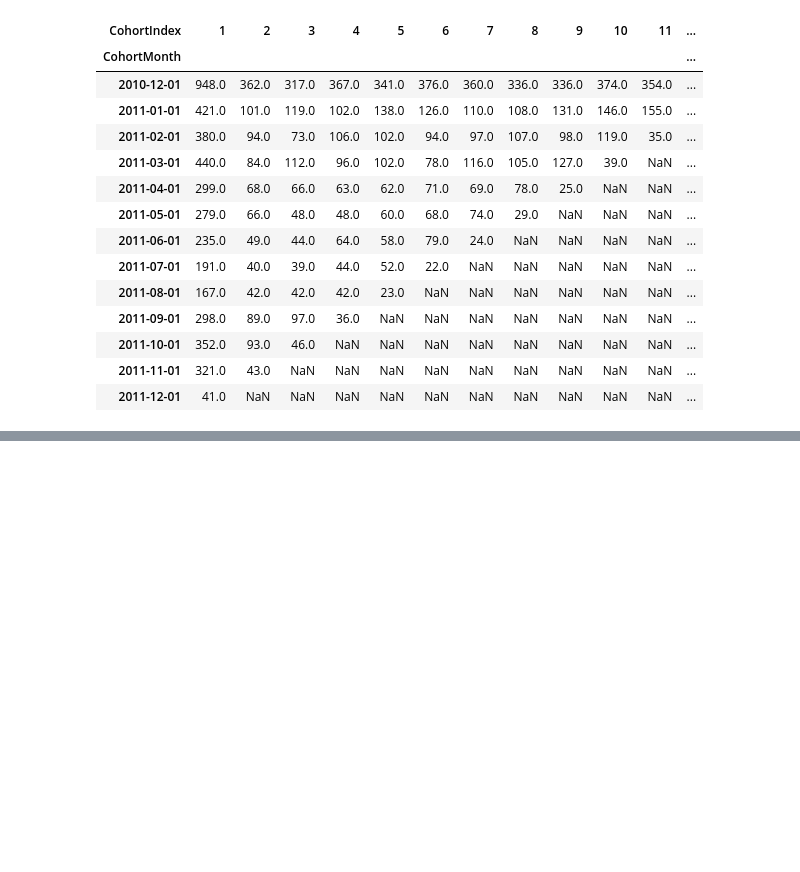
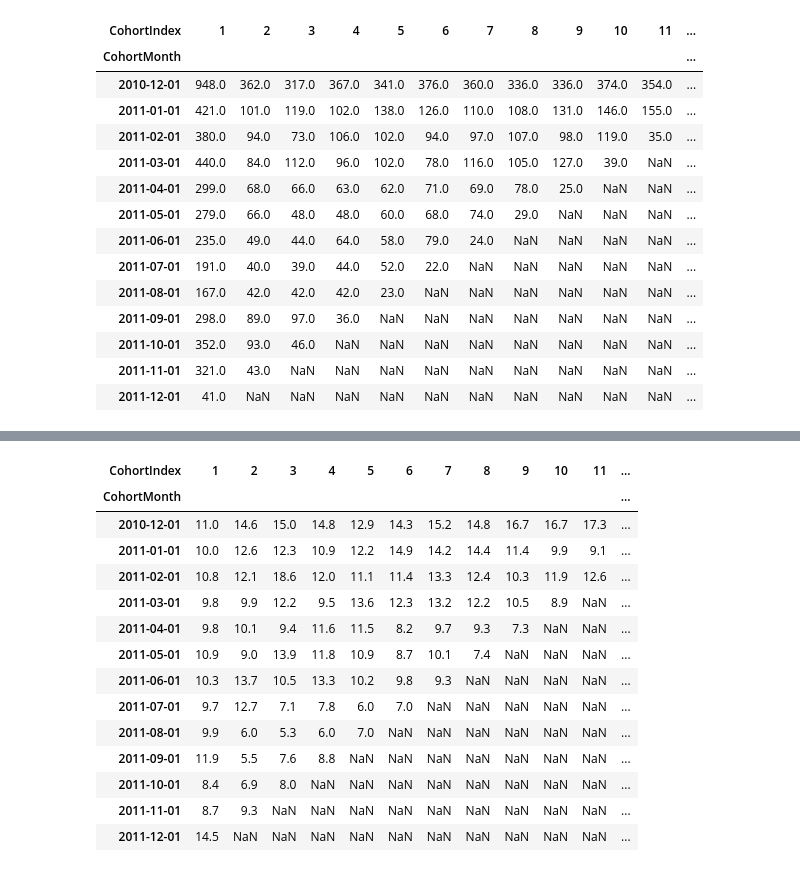
Before and after one commit to Jessica-Haire/Python-Cohort-Analysis, a Jupyter notebook: Cohort_Analysis.ipynb, the cells around one changed output, grey strips where cells are left out. Saved outputs shown, nothing was run; the diff lists cells and outputs as text; code cells hidden in the pictures; blank space fills up the shorter version.

```diff
--- a/Cohort_Analysis.ipynb
+++ b/Cohort_Analysis.ipynb
@@ -104 +136,24 @@ cohort_table
+# %%
+#OTHER METRICS (AVERAGE QUANTITY FOR EACH COHORT) -- FROM DATACAMP COURSE 5 MRKETING TRACK
+grouping = data.groupby(['CohortMonth', 'CohortIndex'])
+cohort_data_avg = grouping['Quantity'].mean()
+cohort_data_avg = cohort_data_avg.reset_index()
+average_quantity = cohort_data_avg.pivot(index= 'CohortMonth', columns='CohortIndex', values='Quantity')
+average_quantity.round(1)
+# %% [output]
+| CohortIndex | 1 | 2 | 3 | 4 | 5 | 6 | 7 | 8 | 9 | 10 | 11 | ... |
+| CohortMonth |  |  |  |  |  |  |  |  |  |  |  | ... |
+| 2010-12-01 | 11.0 | 14.6 | 15.0 | 14.8 | 12.9 | 14.3 | 15.2 | 14.8 | 16.7 | 16.7 | 17.3 | ... |
+| 2011-01-01 | 10.0 | 12.6 | 12.3 | 10.9 | 12.2 | 14.9 | 14.2 | 14.4 | 11.4 | 9.9 | 9.1 | ... |
+| 2011-02-01 | 10.8 | 12.1 | 18.6 | 12.0 | 11.1 | 11.4 | 13.3 | 12.4 | 10.3 | 11.9 | 12.6 | ... |
+| 2011-03-01 | 9.8 | 9.9 | 12.2 | 9.5 | 13.6 | 12.3 | 13.2 | 12.2 | 10.5 | 8.9 | NaN | ... |
+| 2011-04-01 | 9.8 | 10.1 | 9.4 | 11.6 | 11.5 | 8.2 | 9.7 | 9.3 | 7.3 | NaN | NaN | ... |
+| 2011-05-01 | 10.9 | 9.0 | 13.9 | 11.8 | 10.9 | 8.7 | 10.1 | 7.4 | NaN | NaN | NaN | ... |
+| 2011-06-01 | 10.3 | 13.7 | 10.5 | 13.3 | 10.2 | 9.8 | 9.3 | NaN | NaN | NaN | NaN | ... |
+| 2011-07-01 | 9.7 | 12.7 | 7.1 | 7.8 | 6.0 | 7.0 | NaN | NaN | NaN | NaN | NaN | ... |
+| 2011-08-01 | 9.9 | 6.0 | 5.3 | 6.0 | 7.0 | NaN | NaN | NaN | NaN | NaN | NaN | ... |
+| 2011-09-01 | 11.9 | 5.5 | 7.6 | 8.8 | NaN | NaN | NaN | NaN | NaN | NaN | NaN | ... |
+| 2011-10-01 | 8.4 | 6.9 | 8.0 | NaN | NaN | NaN | NaN | NaN | NaN | NaN | NaN | ... |
+| 2011-11-01 | 8.7 | 9.3 | NaN | NaN | NaN | NaN | NaN | NaN | NaN | NaN | NaN | ... |
+| 2011-12-01 | 14.5 | NaN | NaN | NaN | NaN | NaN | NaN | NaN | NaN | NaN | NaN | ... |
 # %%
```
Also changed, not shown: parts of 8 cells of this notebook.
